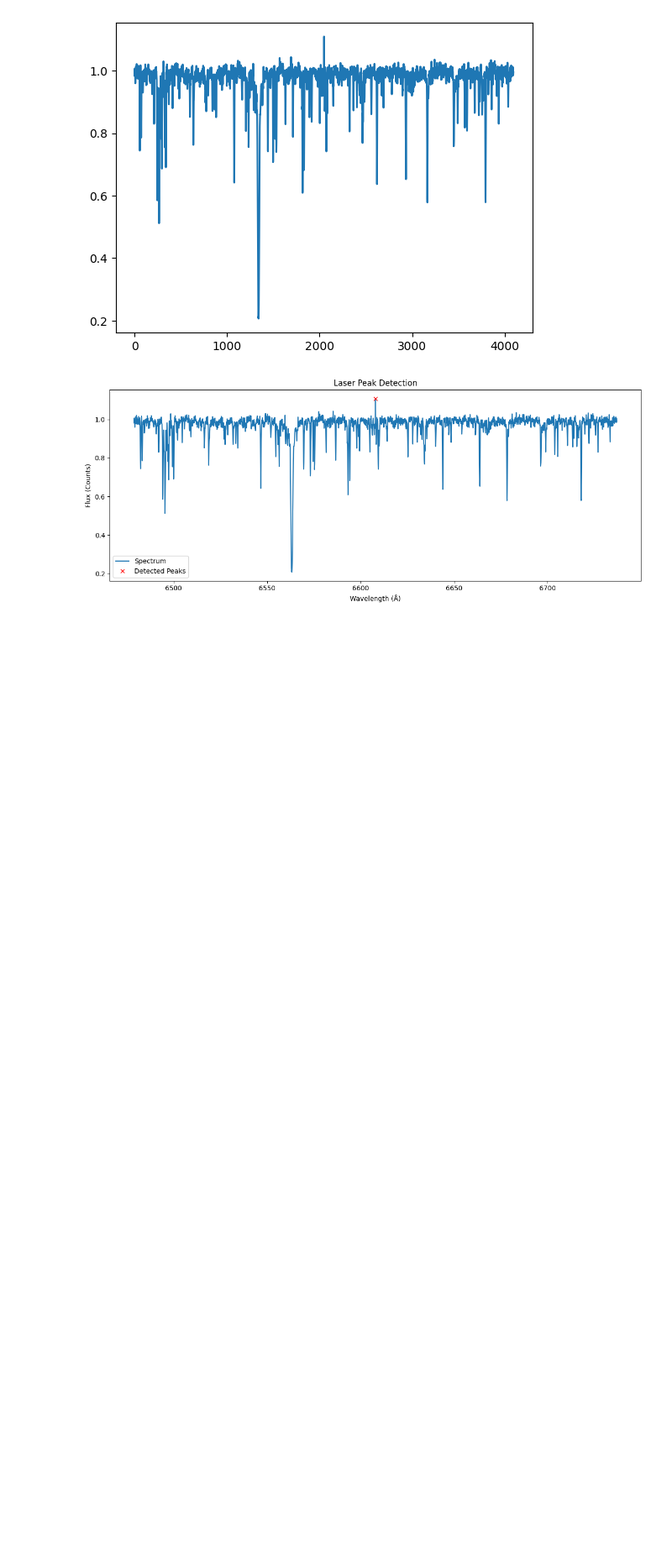
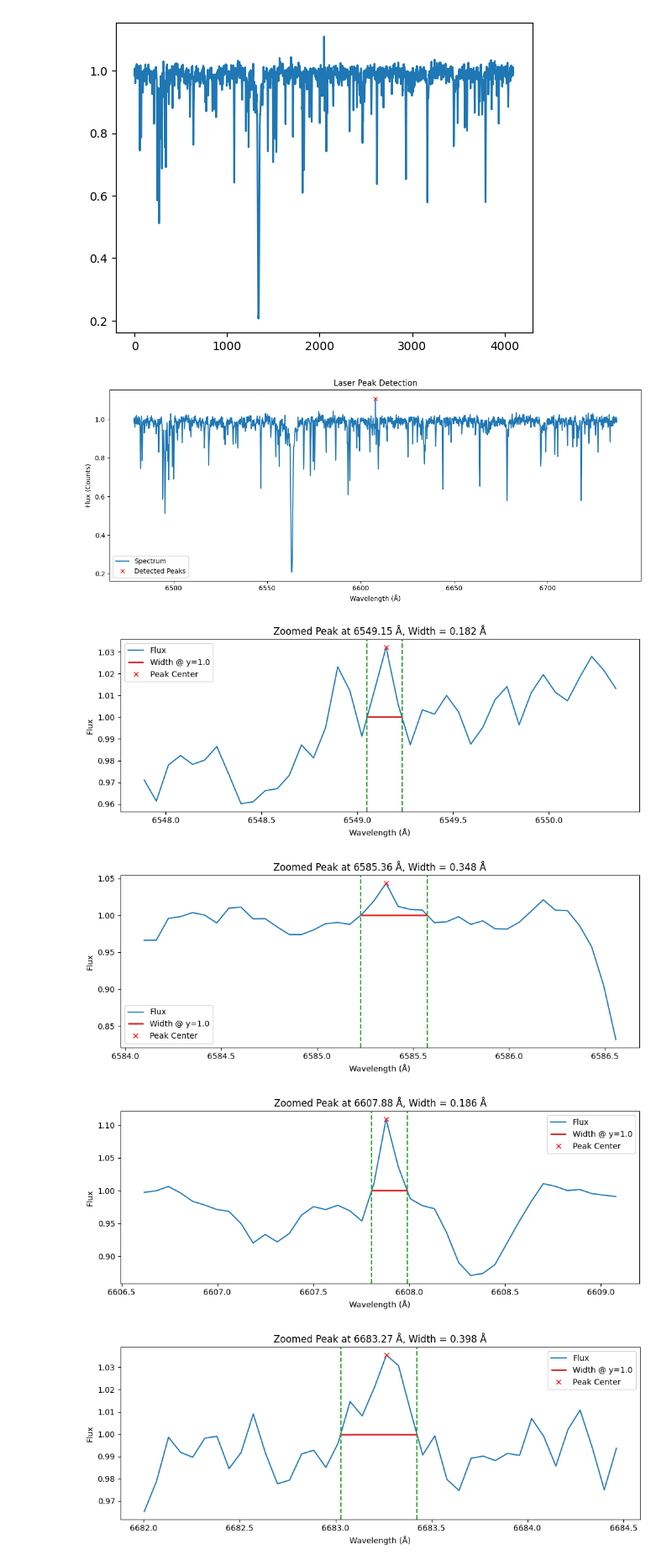
Before and after one commit to eyu22/BL2025, a Jupyter notebook: find_peak.ipynb, the cells around one changed output. Shown at 84% size. Saved outputs shown, nothing was run; the diff lists cells and outputs as text; code cells hidden in the pictures; blank space fills up the shorter version.

Commit message:
Updated find_peak

```diff
--- a/find_peak.ipynb
+++ b/find_peak.ipynb
@@ -106,7 +104,7 @@ plt.show()
 # %% [markdown]
 ## Find Peak
 # %%
-def detect_laser_peak(wavelength, flux, width_range=(0.2, 10), height_fraction=0.05):
+def detect_laser_peak(wavelength, flux, width_range=(0, 10), height_fraction=0.05):
     """
     Detect a narrow injected laser peak in a spectrum.
 
@@ -163,3 +161,24 @@ plt.plot(flux_injected)
 peak_indices, peak_wavelengths = detect_laser_peak(wavelength, flux_injected)
 # %% [output]
 [figure]
+# %%
+
+def measure_width_at_y(flux, wavelength, peak_idx, y_level=1):
+    """Measure width of a peak at a fixed y_level using linear interpolation."""
+    # Left side
+    i = peak_idx
+    while i > 0 and flux[i] > y_level:
+        i -= 1
+    if i == 0 or flux[i] > y_level:
+        return None  # No valid left edge
+    left = wavelength[i] + (y_level - flux[i]) / (flux[i+1] - flux[i]) * (wavelength[i+1] - wavelength[i])
+
+    # Right side
+    i = peak_idx
+    while i < len(flux) - 1 and flux[i] > y_level:
+        i += 1
+    if i == len(flux) - 1 or flux[i] > y_level:
+        return None  # No valid right edge
+    right = wavelength[i-1] + (y_level - flux[i-1]) / (flux[i] - flux[i-1]) * (wavelength[i] - wavelength[i-1])
+
+    return left, right, right - left
@@ -165,0 +257,7 @@ peak_indices, peak_wavelengths = detect_laser_peak(wavelength, flux_injected)
+# %%
+peak_waves, peak_widths = detect_laser_peak_with_fixed_level_width(wavelength, flux_injected, y_level=1.0)
+# %% [output]
+[figure, added]
+[figure, added]
+[figure, added]
+[figure, added]
```
Also changed, not shown: parts of 3 cells of this notebook, 1 other file.
